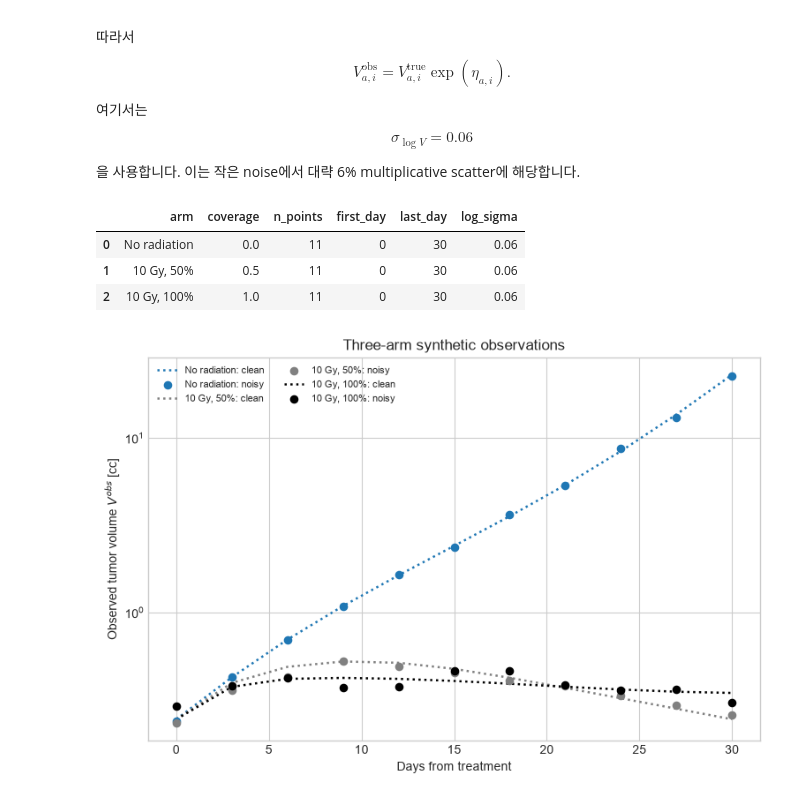
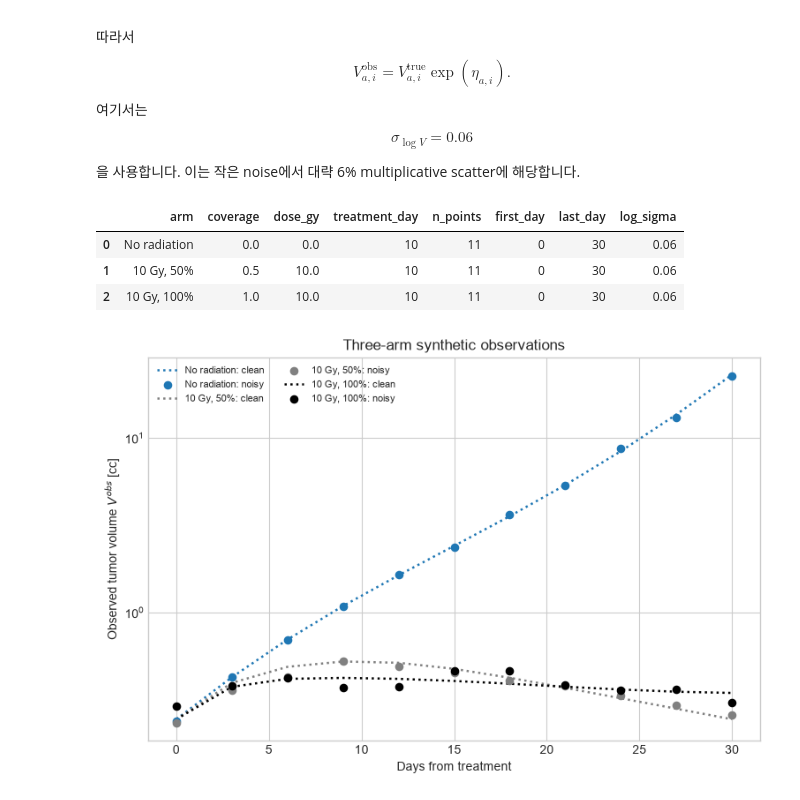
Before and after one commit to junho1ee/radioimmune, a Jupyter notebook: notebooks/figure4_three_arm_de_ls_fitting_tutorial.ipynb, the cells around one changed output. Saved outputs shown, nothing was run; the diff lists cells and outputs as text; code cells hidden in the pictures.

```diff
--- a/notebooks/figure4_three_arm_de_ls_fitting_tutorial.ipynb
+++ b/notebooks/figure4_three_arm_de_ls_fitting_tutorial.ipynb
@@ -597,86 +471,35 @@ $$
 
 을 사용합니다. 이는 작은 noise에서 대략 6% multiplicative scatter에 해당합니다.
 # %%
-@dataclass(frozen=True)
-class ArmObservation:
-    name: str
-    coverage: float
-    relative_days: np.ndarray
-    absolute_days: np.ndarray
-    observed_volume: np.ndarray
-    log_sigma: float | np.ndarray
-    clean_volume: np.ndarray | None = None
-
-
-@dataclass(frozen=True)
-class FittingDataset:
-    arms: tuple[ArmObservation, ...]
-    true_params: ModelParameters | None
-    seed: int | None
-
-
-def generate_synthetic_dataset(
-    p: ModelParameters,
-    *,
-    relative_days: np.ndarray,
-    log_sigma: float,
-    seed: int,
-) -> FittingDataset:
-    rng = np.random.default_rng(seed)
-    arms = []
-
-    for name, coverage, _ in ARM_CONFIGS:
-        result = simulate(p, coverage)
-        absolute_days = p.treatment_day + relative_days
-        clean = result.total_volume[absolute_days]
-        observed = clean * np.exp(
-            rng.normal(0.0, log_sigma, size=clean.shape)
-        )
-        arms.append(
-            ArmObservation(
-                name=name,
-                coverage=coverage,
-                relative_days=relative_days.copy(),
-                absolute_days=absolute_days,
-                observed_volume=observed,
-                log_sigma=log_sigma,
-                clean_volume=clean,
-            )
-        )
-
-    return FittingDataset(
-        arms=tuple(arms),
-        true_params=p,
-        seed=seed,
-    )
-
-
 OBSERVATION_DAYS = np.arange(0, 31, 3)
 DATASET = generate_synthetic_dataset(
     TRUE_PARAMS,
     relative_days=OBSERVATION_DAYS,
     log_sigma=0.06,
     seed=29,
+    arms=ARMS,
 )
 
 pd.DataFrame(
     [
         {
             "arm": arm.name,
             "coverage": arm.coverage,
+            "dose_gy": arm.dose_gy,
+            "treatment_day": arm.treatment_day,
             "n_points": len(arm.relative_days),
             "first_day": arm.relative_days.min(),
             "last_day": arm.relative_days.max(),
-            "log_sigma": arm.log_sigma,
+            "log_sigma": np.asarray(arm.log_sigma).mean(),
         }
         for arm in DATASET.arms
     ]
 )
 # %% [output]
-|  | arm | coverage | n_points | first_day | last_day | log_sigma |
-| 0 | No radiation | 0.0 | 11 | 0 | 30 | 0.06 |
-| 1 | 10 Gy, 50% | 0.5 | 11 | 0 | 30 | 0.06 |
-| 2 | 10 Gy, 100% | 1.0 | 11 | 0 | 30 | 0.06 |
+|  | arm | coverage | dose_gy | treatment_day | n_points | first_day | last_day | log_sigma |
+| 0 | No radiation | 0.0 | 0.0 | 10 | 11 | 0 | 30 | 0.06 |
+| 1 | 10 Gy, 50% | 0.5 | 10.0 | 10 | 11 | 0 | 30 | 0.06 |
+| 2 | 10 Gy, 100% | 1.0 | 10.0 | 10 | 11 | 0 | 30 | 0.06 |
 # %%
 fig, ax = plt.subplots(figsize=(7.5, 5), constrained_layout=True)
 
```
Also changed, not shown: parts of 19 cells of this notebook, 20 other files.
